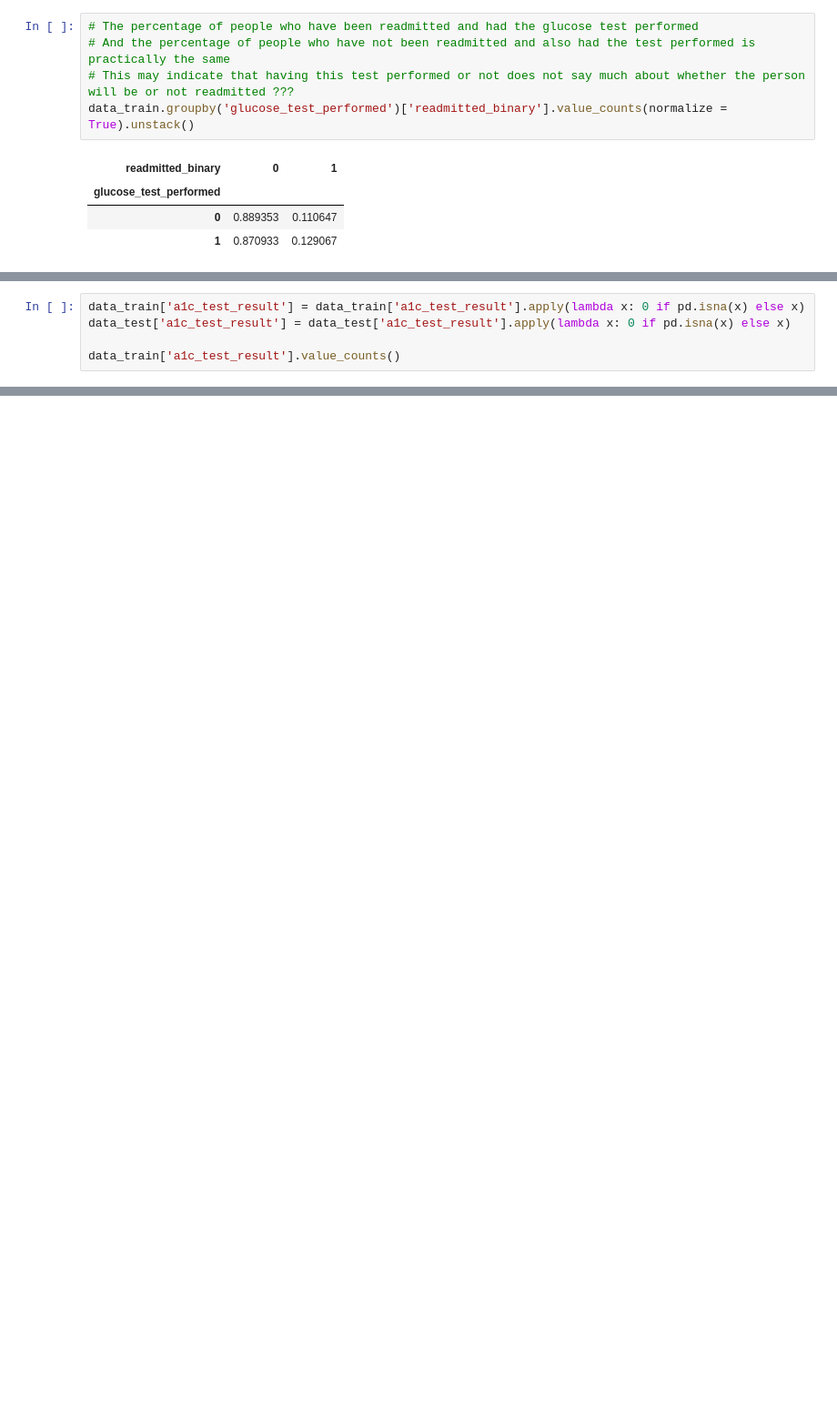
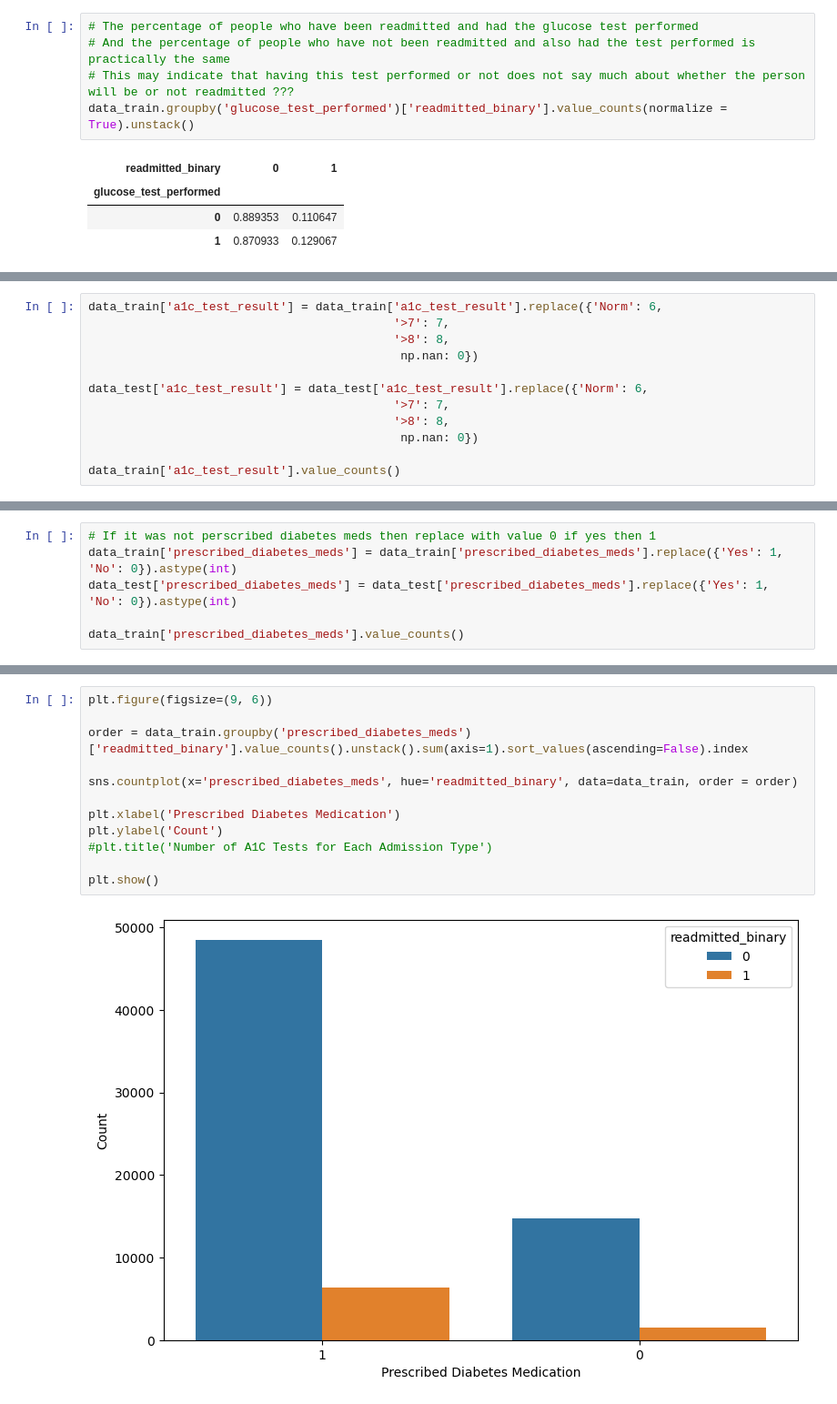
Before and after one commit to ontenkutsenko/ML_Hospital_Readmissions, a Jupyter notebook: Workbook Marta.ipynb, the cells around one changed output, grey strips where cells are left out. Shown: that part at 91% size. Saved outputs shown, nothing was run; the diff lists cells and outputs as text; blank space fills up the shorter version.

```diff
--- a/Workbook Marta.ipynb
+++ b/Workbook Marta.ipynb
@@ -510,5 +343,0 @@ Index(['encounter_id', 'patient_id', 'gender', 'age', 'weight', 'payer_code',
-# %%
-data_train['a1c_test_result'] = data_train['a1c_test_result'].apply(lambda x: 0 if pd.isna(x) else x)
-data_test['a1c_test_result'] = data_test['a1c_test_result'].apply(lambda x: 0 if pd.isna(x) else x)
-
-data_train['a1c_test_result'].value_counts()
@@ -705,0 +520,12 @@ data_train.groupby('readmitted_binary')['change_in_meds_during_hospitalization']
+# %%
+data_train['a1c_test_result'] = data_train['a1c_test_result'].replace({'Norm': 6,
+                                           '>7': 7,
+                                           '>8': 8,
+                                            np.nan: 0})
+
+data_test['a1c_test_result'] = data_test['a1c_test_result'].replace({'Norm': 6,
+                                           '>7': 7,
+                                           '>8': 8,
+                                            np.nan: 0})
+
+data_train['a1c_test_result'].value_counts()
@@ -705,0 +731,6 @@ data_train.groupby('readmitted_binary')['change_in_meds_during_hospitalization']
+# %%
+# If it was not perscribed diabetes meds then replace with value 0 if yes then 1
+data_train['prescribed_diabetes_meds'] = data_train['prescribed_diabetes_meds'].replace({'Yes': 1, 'No': 0}).astype(int)
+data_test['prescribed_diabetes_meds'] = data_test['prescribed_diabetes_meds'].replace({'Yes': 1, 'No': 0}).astype(int)
+
+data_train['prescribed_diabetes_meds'].value_counts()
@@ -705,0 +748,14 @@ data_train.groupby('readmitted_binary')['change_in_meds_during_hospitalization']
+# %%
+plt.figure(figsize=(9, 6))
+
+order = data_train.groupby('prescribed_diabetes_meds')['readmitted_binary'].value_counts().unstack().sum(axis=1).sort_values(ascending=False).index
+
+sns.countplot(x='prescribed_diabetes_meds', hue='readmitted_binary', data=data_train, order = order)
+
+plt.xlabel('Prescribed Diabetes Medication')
+plt.ylabel('Count')
+#plt.title('Number of A1C Tests for Each Admission Type')
+
+plt.show()
+# %% [output]
+[figure, added]
```
Also changed, not shown: parts of 58 cells of this notebook.
